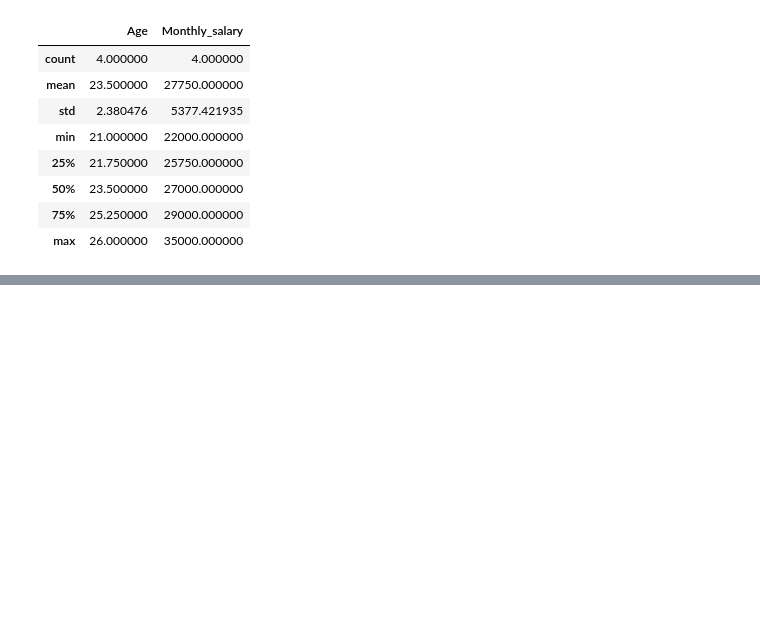
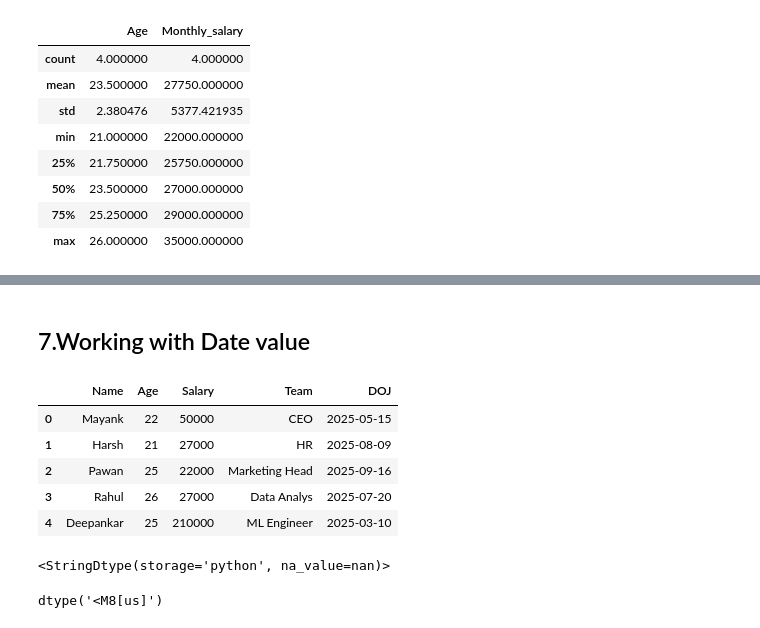
Before and after one commit to DeepankarGupta508/Pandas, a Jupyter notebook: Phase1.ipynb, the cells around one changed output, grey strips where cells are left out. Cells and saved outputs as stored; diff of their text form; code cells hidden in the pictures; blank space fills up the shorter version.

```diff
--- a/Phase1.ipynb
+++ b/Phase1.ipynb
@@ -85,0 +266,2 @@ student_data.describe()
+# %%
+load_data.drop("Bonus", axis=1, inplace=True)
@@ -85,0 +291,2 @@ student_data.describe()
+# %%
+load_data.rename(columns={"Monthly_salary" : "Salary"}, inplace=True)
@@ -85,0 +315,21 @@ student_data.describe()
+# %% [markdown]
+## 7.Working with Date value
+# %%
+load_data["DOJ"] = ["2025-05-15", "2025-08-09", "2025-09-16", "2025-07-20", "2025-03-10"]
+load_data
+# %% [output]
+|  | Name | Age | Salary | Team | DOJ |
+| 0 | Mayank | 22 | 50000 | CEO | 2025-05-15 |
+| 1 | Harsh | 21 | 27000 | HR | 2025-08-09 |
+| 2 | Pawan | 25 | 22000 | Marketing Head | 2025-09-16 |
+| 3 | Rahul | 26 | 27000 | Data Analys | 2025-07-20 |
+| 4 | Deepankar | 25 | 210000 | ML Engineer | 2025-03-10 |
+# %%
+load_data["DOJ"].dtype
+# %% [output]
+<StringDtype(storage='python', na_value=nan)>
+# %%
+load_data["DOJ"] = pd.to_datetime(load_data["DOJ"])
+load_data["DOJ"].dtype
+# %% [output]
+dtype('<M8[us]')
```
Also changed, not shown: parts of 34 cells of this notebook, 1 other file.
